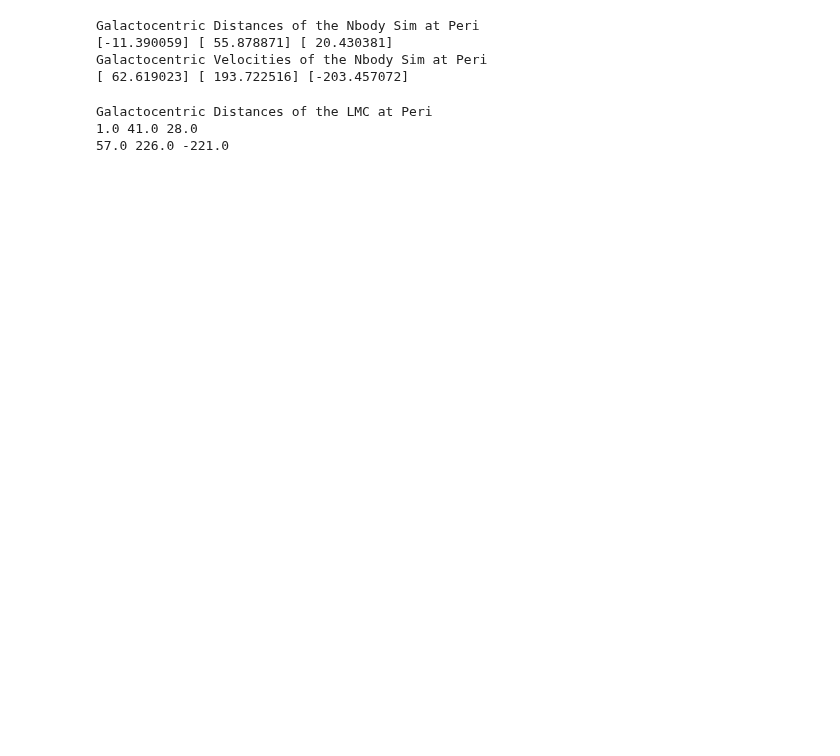
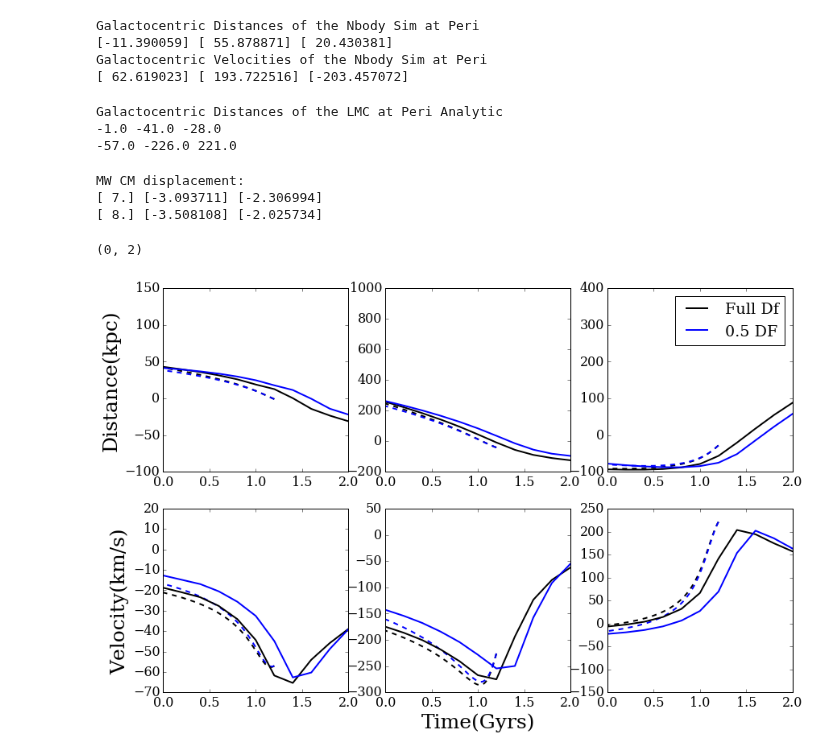
Before and after one commit to jngaravitoc/LMC-MW, a Jupyter notebook: code/LMC_orbit/LMC_orbits.ipynb, the cells around one changed output. Saved outputs shown, nothing was run; the diff lists cells and outputs as text; code cells hidden in the pictures; blank space fills up the shorter version.

```diff
--- a/code/LMC_orbit/LMC_orbits.ipynb
+++ b/code/LMC_orbit/LMC_orbits.ipynb
@@ -141,10 +147,69 @@ Galactocentric Distances of the Nbody Sim at Peri
 Galactocentric Velocities of the Nbody Sim at Peri
 [ 62.619023] [ 193.722516] [-203.457072]
 # %%
-print 'Galactocentric Distances of the LMC at Peri'
+print 'Galactocentric Distances of the LMC at Peri Analytic'
 print x1[0], y1[0], z1[0]
 print vx1[0], vy1[0], vz1[0]
 # %% [output]
-Galactocentric Distances of the LMC at Peri
-1.0 41.0 28.0
-57.0 226.0 -221.0
+Galactocentric Distances of the LMC at Peri Analytic
+-1.0 -41.0 -28.0
+-57.0 -226.0 221.0
+# %%
+print 'MW CM displacement:'
+print Xmw1[peri1], Ymw1[peri1], Zmw1[peri1]
+print Xmw05[peri05], Ymw05[peri05], Zmw05[peri05]
+# %% [output]
+MW CM displacement:
+[ 7.] [-3.093711] [-2.306994]
+[ 8.] [-3.508108] [-2.025734]
+# %%
+figure(figsize(14, 9))
+plt.subplot(2, 3, 1)
+plot(t1, x1, lw=2, ls='--', c='k')
+plot(t05, x05, lw=2, ls='--', c='b')
+plot(NB_t1, Xmw1-Xlmc1, lw=2, label='Full Df', c='k')
+plot(NB_t05, Xmw05-Xlmc05, lw=2, label='0.5 DF', c='b')
+xlim(0, 2)
+plt.ylabel('Distance(kpc)', fontsize=25)
+
+plt.subplot(2, 3, 2)
+plot(t1, y1, lw=2, ls='--', c='k')
+plot(t05, y05, lw=2, ls='--', c='b')
+plot(NB_t1, Ymw1-Ylmc1, lw=2, label='Full Df', c='k')
+plot(NB_t05, Ymw05-Ylmc05, lw=2, label='0.5 DF', c='b')
+xlim(0, 2)
+
+
+plt.subplot(2, 3, 3)
+plot(t1, z1, lw=2, ls='--', c='k')
+plot(t05, z05, lw=2, ls='--', c='b')
+plot(NB_t1, Zmw1-Zlmc1, lw=2, label='Full Df', c='k')
+plot(NB_t05, Zmw05-Zlmc05, lw=2, label='0.5 DF', c='b')
+xlim(0, 2)
+legend()
+
+plt.subplot(2, 3, 4)
+plot(t1, vx1, lw=2, ls='--', c='k')
+plot(t05, vx05, lw=2, ls='--', c='b')
+plot(NB_t1, vXmw1-vXlmc1, lw=2, label='Full Df', c='k')
+plot(NB_t05, vXmw05-vXlmc05, lw=2, label='0.5 DF', c='b')
+plt.ylabel('Velocity(km/s)', fontsize=25)
+xlim(0, 2)
+
+plt.subplot(2, 3, 5)
+plot(t1, vy1, lw=2, ls='--', c='k')
+plot(t05, vy05, lw=2, ls='--', c='b')
+plot(NB_t1, vYmw1-vYlmc1, lw=2, label='Full Df', c='k')
+plot(NB_t05, vYmw05-vYlmc05, lw=2, label='0.5 DF', c='b')
+xlim(0, 2)
+
+plt.xlabel('Time(Gyrs)', fontsize=25)
+plt.subplot(2, 3, 6)
+plot(t1, vz1, lw=2, ls='--', c='k')
+plot(t05, vz05, lw=2, ls='--', c='b')
+plot(NB_t1, vZmw1-vZlmc1, lw=2, label='Full Df', c='k')
+plot(NB_t05, vZmw05-vZlmc05, lw=2, label='0.5 DF', c='b')
+xlim(0, 2)
+# %% [output]
+(0, 2)
+[figure, added]
```
Also changed, not shown: parts of 6 cells of this notebook.
